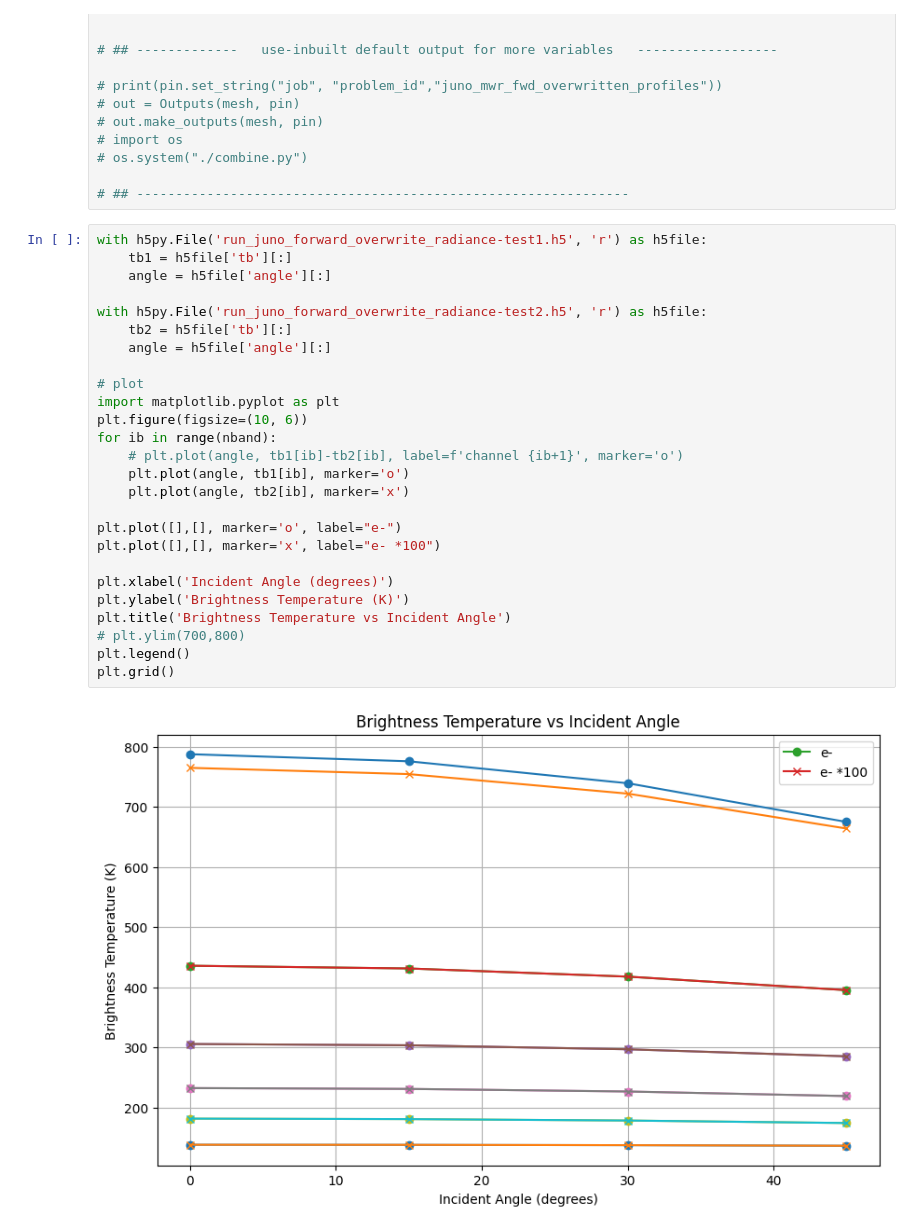
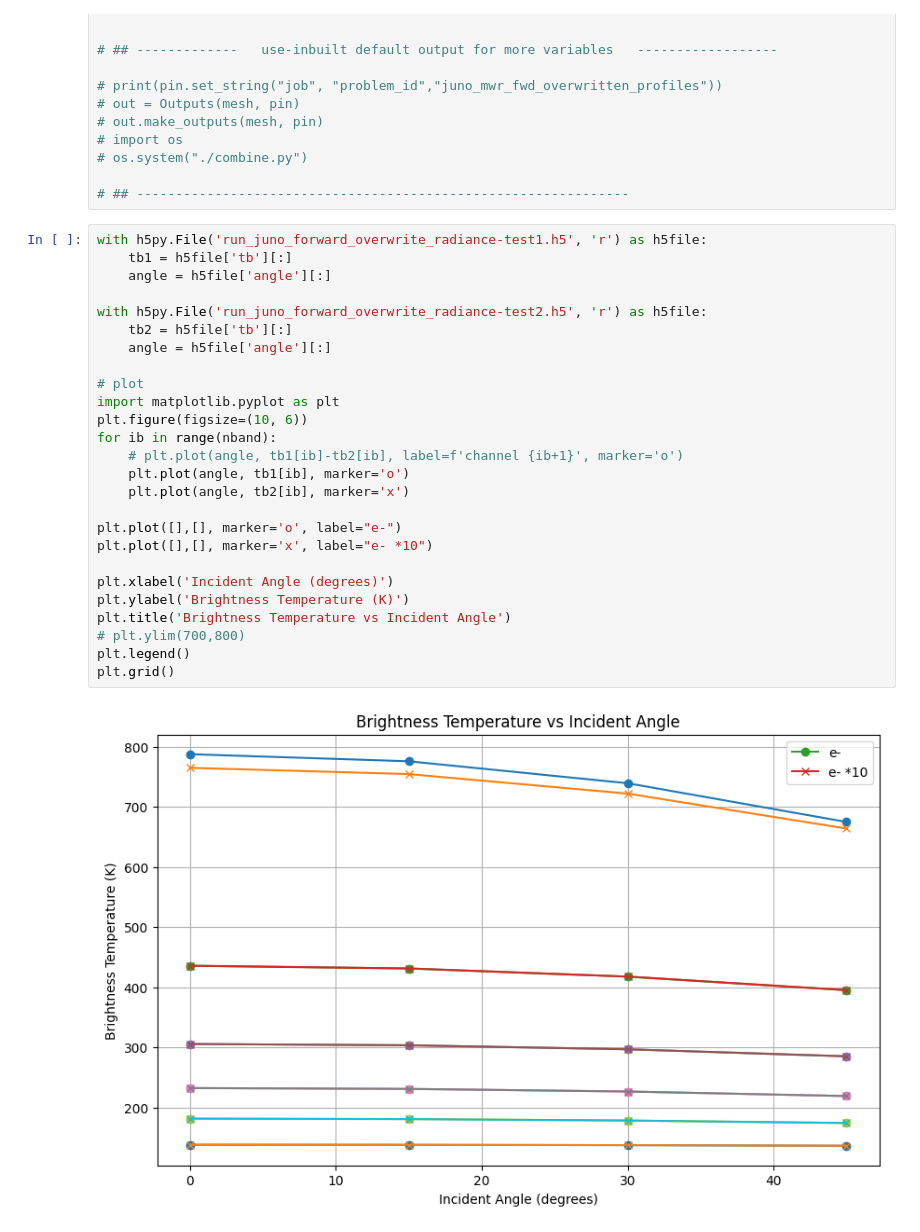
Before and after one commit to jihenghu/canoe, a Jupyter notebook: examples/2024-JHu-juno-mwr/run_juno_forward_overwrite_profile.ipynb, the cells around one changed output. Cells and saved outputs as stored; diff of their text form.

```diff
--- a/examples/2024-JHu-juno-mwr/run_juno_forward_overwrite_profile.ipynb
+++ b/examples/2024-JHu-juno-mwr/run_juno_forward_overwrite_profile.ipynb
@@ -289,28 +289,28 @@ with h5py.File('run_juno_forward_overwrite_radiance-test2.h5', 'w') as h5file:
 # %%
 with h5py.File('run_juno_forward_overwrite_radiance-test1.h5', 'r') as h5file:
     tb1 = h5file['tb'][:]
     angle = h5file['angle'][:]
 
 with h5py.File('run_juno_forward_overwrite_radiance-test2.h5', 'r') as h5file:
     tb2 = h5file['tb'][:]
     angle = h5file['angle'][:]
 
 # plot
 import matplotlib.pyplot as plt
 plt.figure(figsize=(10, 6))
 for ib in range(nband):
     # plt.plot(angle, tb1[ib]-tb2[ib], label=f'channel {ib+1}', marker='o')
     plt.plot(angle, tb1[ib], marker='o')
     plt.plot(angle, tb2[ib], marker='x')
 
 plt.plot([],[], marker='o', label="e-")
-plt.plot([],[], marker='x', label="e- *100")
+plt.plot([],[], marker='x', label="e- *10")
 
 plt.xlabel('Incident Angle (degrees)')
 plt.ylabel('Brightness Temperature (K)')
 plt.title('Brightness Temperature vs Incident Angle')
 # plt.ylim(700,800)
 plt.legend()
 plt.grid()
 # %% [output]
-[figure, old version]
+[figure, new version]
```
